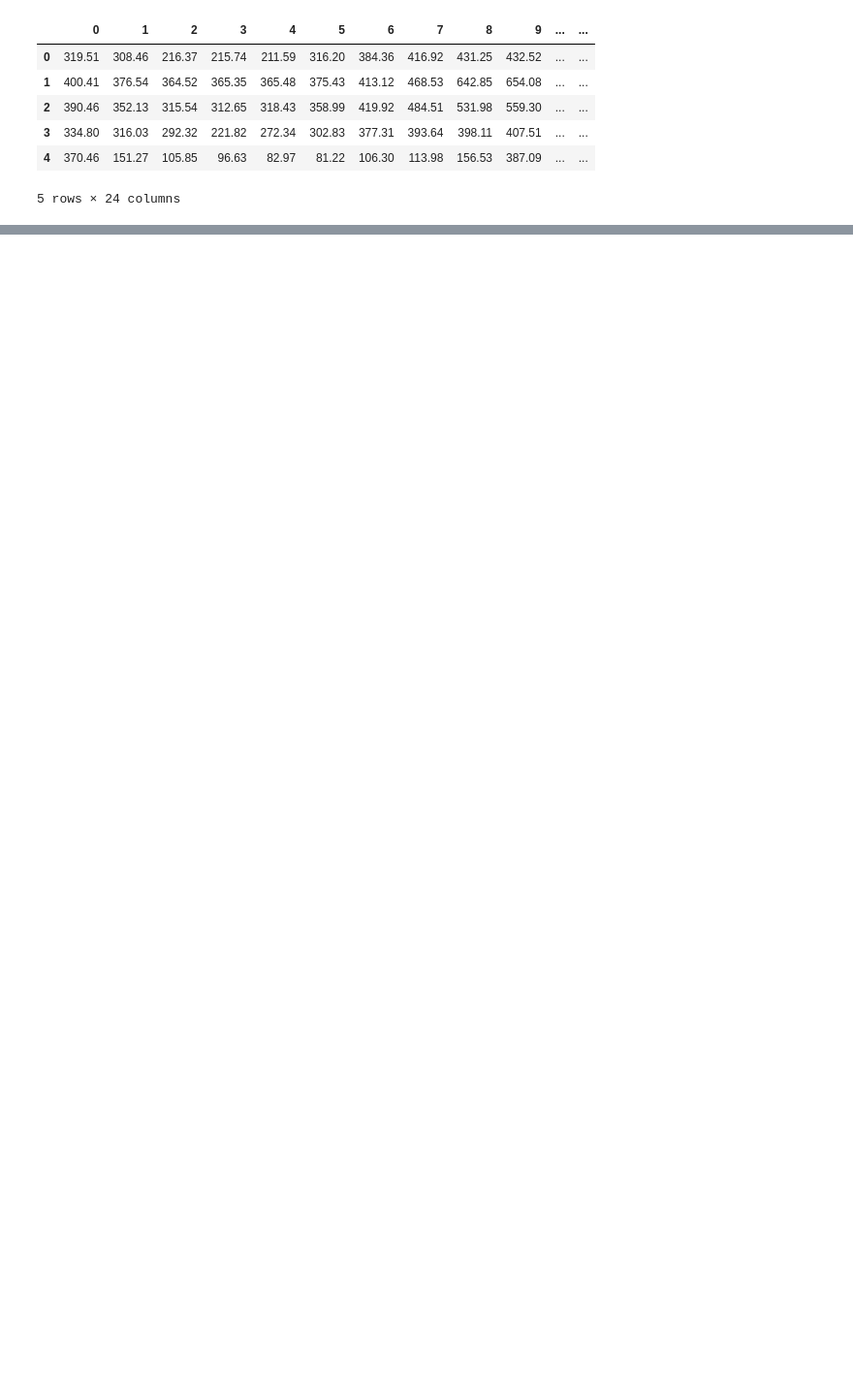
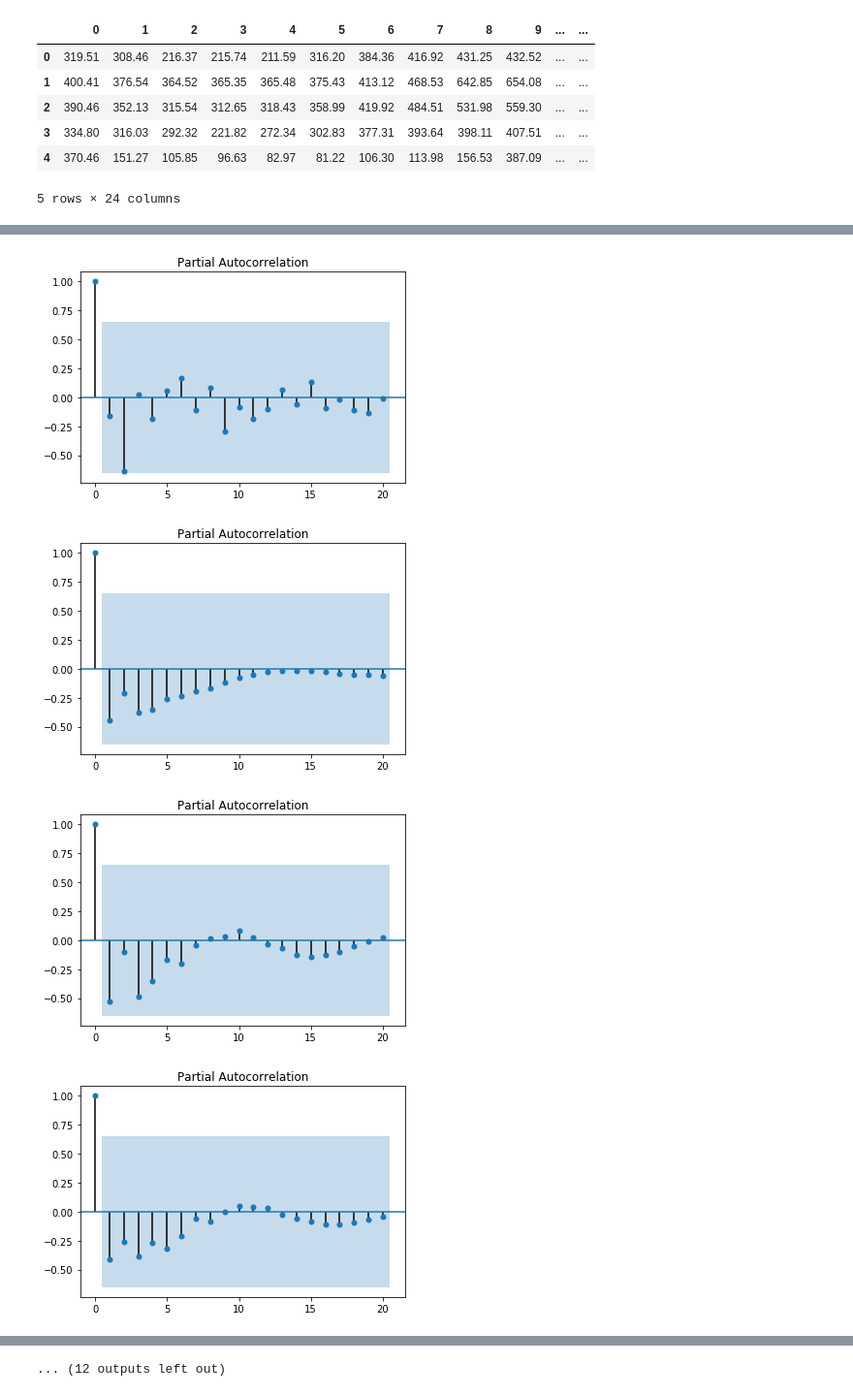
Before and after one commit to ERAUMECR/T_S_Analysis, a Jupyter notebook: Mondays_17_18_19.ipynb, the cells around one changed output, grey strips where cells are left out. Shown at 97% size. Saved outputs shown, nothing was run; the diff lists cells and outputs as text; code cells hidden in the pictures; blank space fills up the shorter version.

```diff
--- a/Mondays_17_18_19.ipynb
+++ b/Mondays_17_18_19.ipynb
@@ -121,0 +113,10 @@ for i in range(24):
+# %%
+for i in range(24):
+    daily_diff = diff.dropna()
+    plot_pacf(daily_diff[i], alpha = 0.05, method='ywmle', lags=20)
+    plt.show()
+# %% [output]
+[figure, added]
+[figure, added]
+[figure, added]
+[figure, added]
@@ -122,3 +131,4 @@ for i in range(24):
+... (12 outputs left out)
 # %%
 
 auc_f =[]
```
Also changed, not shown: parts of 9 cells of this notebook, 2 other files.
